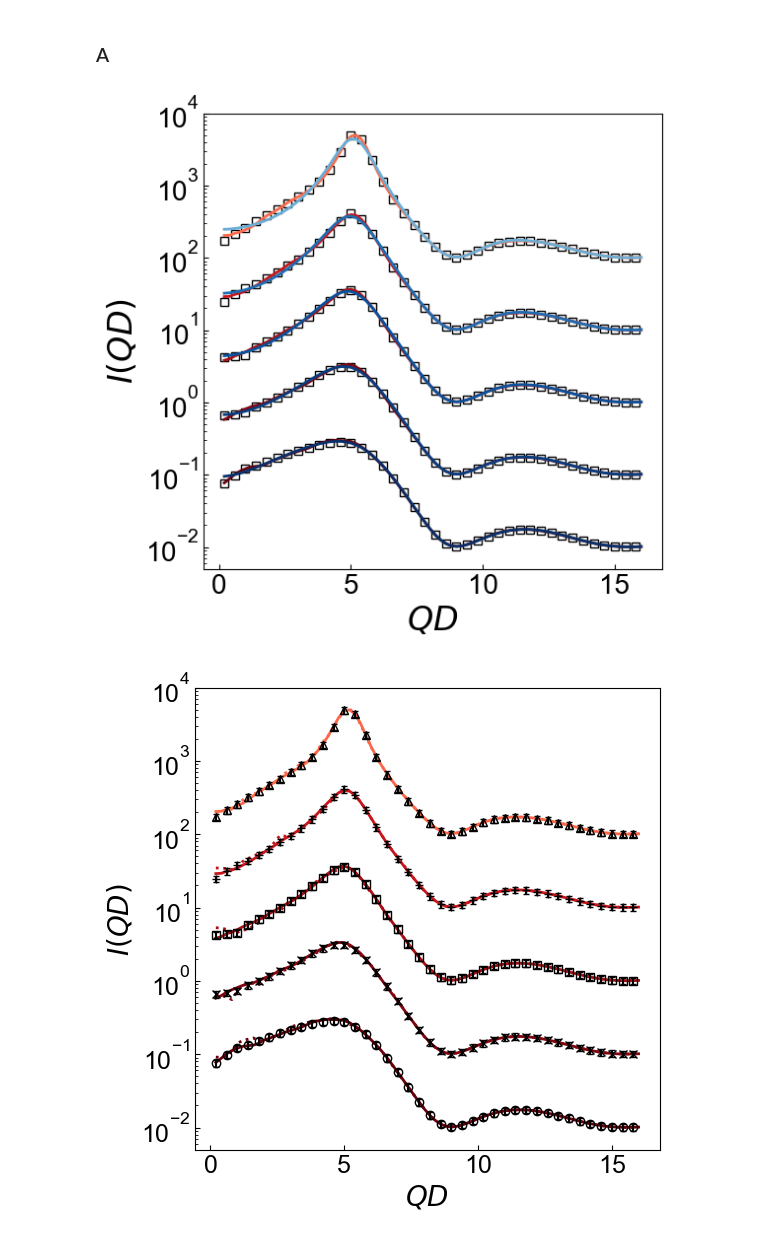
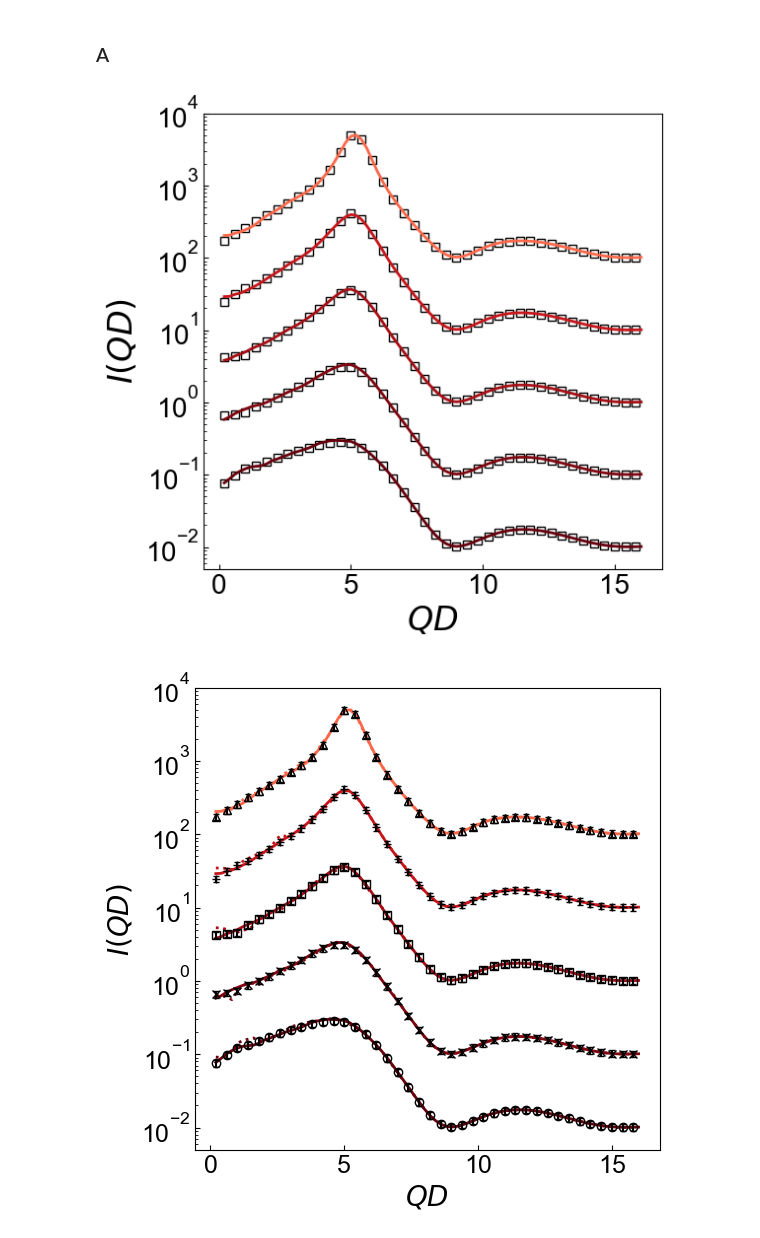
Before and after one commit to ch-tung/SQ_VAE, a Jupyter notebook: direct_param_SQ/plot_batch.ipynb, the cells around one changed output. Drawn from its saved outputs; the diff is of its cells as text; code cells hidden in the pictures.

```diff
--- a/direct_param_SQ/plot_batch.ipynb
+++ b/direct_param_SQ/plot_batch.ipynb
@@ -546,7 +546,7 @@ plt.show()
 [figure]
 # %%
 # NN fitting curve and MD invertion: residual
-dict_eta = loadmat('fp_eta.mat')
+dict_eta = loadmat('fp_eta_fix.mat')
 
 fig = plt.figure(figsize=(6, 6))#,dpi=192)
 ax = plt.subplot(1, 1, 1)
@@ -598,7 +598,7 @@ plt.show()
 ### kappa
 # %%
 # NN and RMSA fitting curve
-dict_kappa = loadmat('fp_kappa.mat')
+dict_kappa = loadmat('fp_kappa_fix.mat')
 
 fig = plt.figure(figsize=(6, 6))#,dpi=192)
 ax = plt.subplot(1, 1, 1)
@@ -633,8 +633,8 @@ for i in range(len(parameters_list)):
 #             ':', lw=2, label='NN_MD', color=c_NN)
     ax.plot(q,IQ_th(SQ_NN,fp_opt_NN)*10**i,'-',
             label='NN', color=c_NN, lw=2)
-    ax.plot(q,IQ_th(SQ_RMSA,fp_opt_RMSA)*10**i,'-',
-            label='RMSA', color=c_RMSA, lw=2)
+#     ax.plot(q,IQ_th(SQ_RMSA,fp_opt_RMSA)*10**i,'-',
+#             label='RMSA', color=c_RMSA, lw=2)
 
 
     ax.set_yscale('log')
@@ -651,6 +651,6 @@ plt.show()
 # %%
 # NN fitting curve and MD invertion
-dict_kappa = loadmat('fp_kappa.mat')
+dict_kappa = loadmat('fp_kappa_fix.mat')
 
 fig = plt.figure(figsize=(6, 6))#,dpi=192)
 ax = plt.subplot(1, 1, 1)
@@ -701,7 +701,7 @@ plt.show()
 [figure]
 # %%
 # NN fitting curve and MD invertion: residual
-dict_kappa = loadmat('fp_kappa.mat')
+dict_kappa = loadmat('fp_kappa_fix.mat')
 
 fig = plt.figure(figsize=(6, 6))#,dpi=192)
 ax = plt.subplot(1, 1, 1)
@@ -753,7 +753,7 @@ plt.show()
 ### A
 # %%
 # NN and RMSA fitting curve
-dict_A = loadmat('fp_A.mat')
+dict_A = loadmat('fp_A_fix.mat')
 
 fig = plt.figure(figsize=(6, 6))#,dpi=192)
 ax = plt.subplot(1, 1, 1)
@@ -773,35 +773,35 @@ for i in range(len(parameters_list)):
     index_MD_i = index_MD[i]
     filename = glob('./MD/fixed_c/'+str(index_MD_i)+'__*/'+'soq.txt')[0]
     SQ_MD = load_SQ_MD(filename)
     IQ_MD = IQ_exp(SQ_MD,fp_GT)
 
     ax.plot(q[index_q],IQ_exp_GT[index_q]*10**i,
             's', color='k', fillstyle='none', lw=2, alpha=1,
             label='ground truth')
 #     ax.errorbar(q[index_q],IQ_exp_GT[index_q]*10**i,IQ_exp_GT[index_q]*10**i*0.1,
 #             alpha=1,fmt='none',color='k',capsize=2.0)
 
 #     ax.plot(q,IQ_exp_GT*10**i,'-k',lw=2,
 #             label='ground truth')
     index_q = np.arange(40)*2
 #     ax.plot(q,IQ_MD*10**i,
 #             ':', lw=2, label='NN_MD', color=c_NN)
     ax.plot(q,IQ_th(SQ_NN,fp_opt_NN)*10**i,'-',
             label='NN', color=c_NN, lw=2)
-    ax.plot(q,IQ_th(SQ_RMSA,fp_opt_RMSA)*10**i,'-',
-            label='RMSA', color=c_RMSA, lw=2)
+#     ax.plot(q,IQ_th(SQ_RMSA,fp_opt_RMSA)*10**i,'-',
+#             label='RMSA', color=c_RMSA, lw=2)
 
 
     ax.set_yscale('log')
     ax.set_ylim([5e-3,1e4])
 #     ax.legend(fontsize=16,frameon=False,fancybox=False)
 
 ax.set_xlabel(r'$QD$',fontsize=24)
 ax.set_ylabel(r'$I(QD)$',fontsize=24)
 ax.tick_params(direction='in', axis='both', which='both', labelsize=20)
 
 plt.show()
 # %% [output]
-[figure, old version]
+[figure, new version]
 # %%
 # NN fitting curve and MD invertion
```
Also changed, not shown: parts of 43 cells of this notebook, 6 other files.
